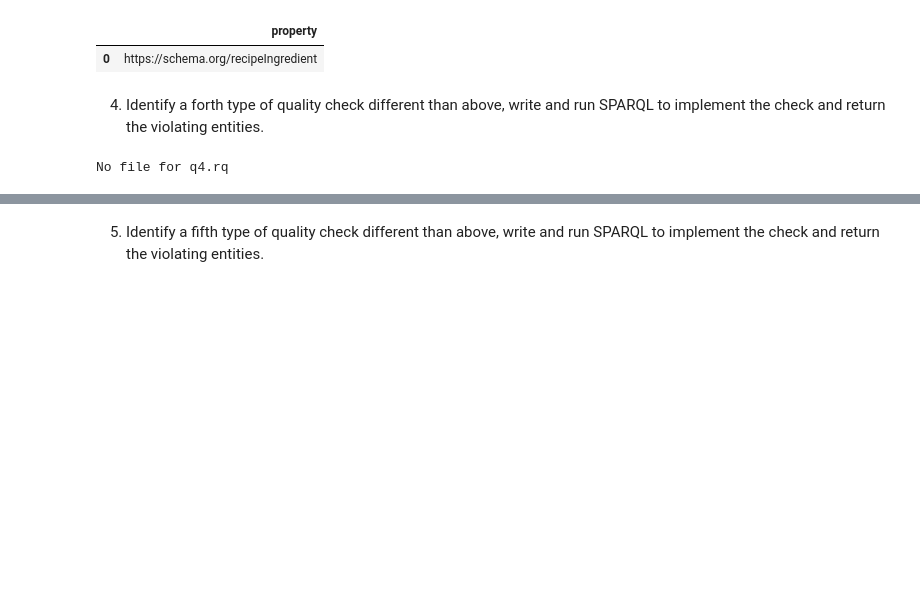
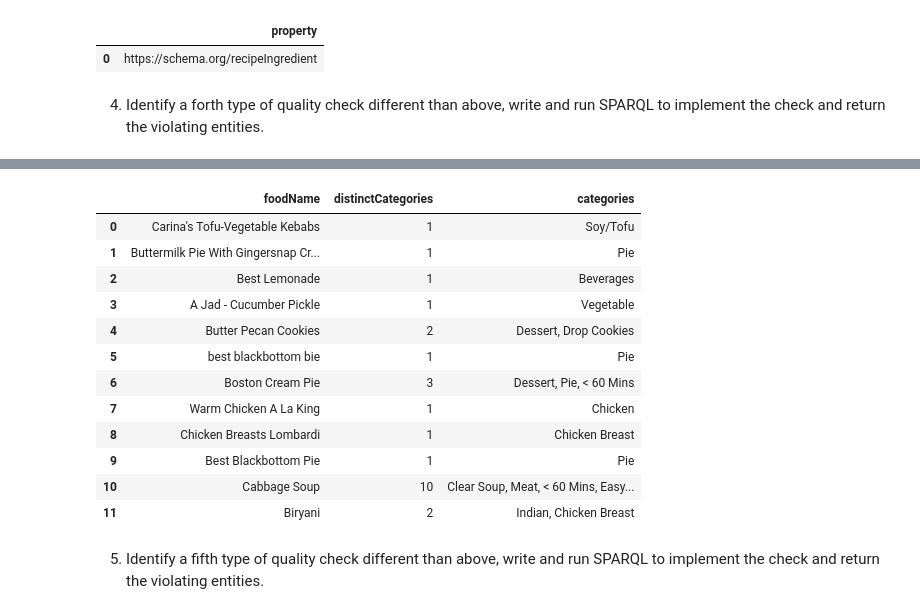
Before and after one commit to iscomper/BMKG-Assignemnt-2, a Jupyter notebook: Assignment2 Template.ipynb, the cells around one changed output, grey strips where cells are left out. Drawn from its saved outputs; the diff is of its cells as text; code cells hidden in the pictures; blank space fills up the shorter version.

```diff
--- a/Assignment2 Template.ipynb
+++ b/Assignment2 Template.ipynb
@@ -103,6 +95,5 @@ run_query(g,"check_for_objectproperty.rq")
 # %% [markdown]
 4. Identify a forth type of quality check different than above, write and run SPARQL to implement the check and return the violating entities.
 # %%
-run_query(g, 'q4.rq')
+run_query(g, 'inconsistent_recipe_categories.rq')
 # %% [output]
-No file for q4.rq
@@ -109,3 +101,16 @@ No file for q4.rq
+|  | foodName | distinctCategories | categories |
+| 0 | Carina's Tofu-Vegetable Kebabs | 1 | Soy/Tofu |
+| 1 | Buttermilk Pie With Gingersnap Cr... | 1 | Pie |
+| 2 | Best Lemonade | 1 | Beverages |
+| 3 | A Jad - Cucumber Pickle | 1 | Vegetable |
+| 4 | Butter Pecan Cookies | 2 | Dessert, Drop Cookies |
+| 5 | best blackbottom bie | 1 | Pie |
+| 6 | Boston Cream Pie | 3 | Dessert, Pie, < 60 Mins |
+| 7 | Warm Chicken A La King | 1 | Chicken |
+| 8 | Chicken Breasts Lombardi | 1 | Chicken Breast |
+| 9 | Best Blackbottom Pie | 1 | Pie |
+| 10 | Cabbage Soup | 10 | Clear Soup, Meat, < 60 Mins, Easy... |
+| 11 | Biryani | 2 | Indian, Chicken Breast |
 # %% [markdown]
 5. Identify a fifth type of quality check different than above, write and run SPARQL to implement the check and return the violating entities.
 # %%
```
Also changed, not shown: parts of 8 cells of this notebook, 2 other files.
